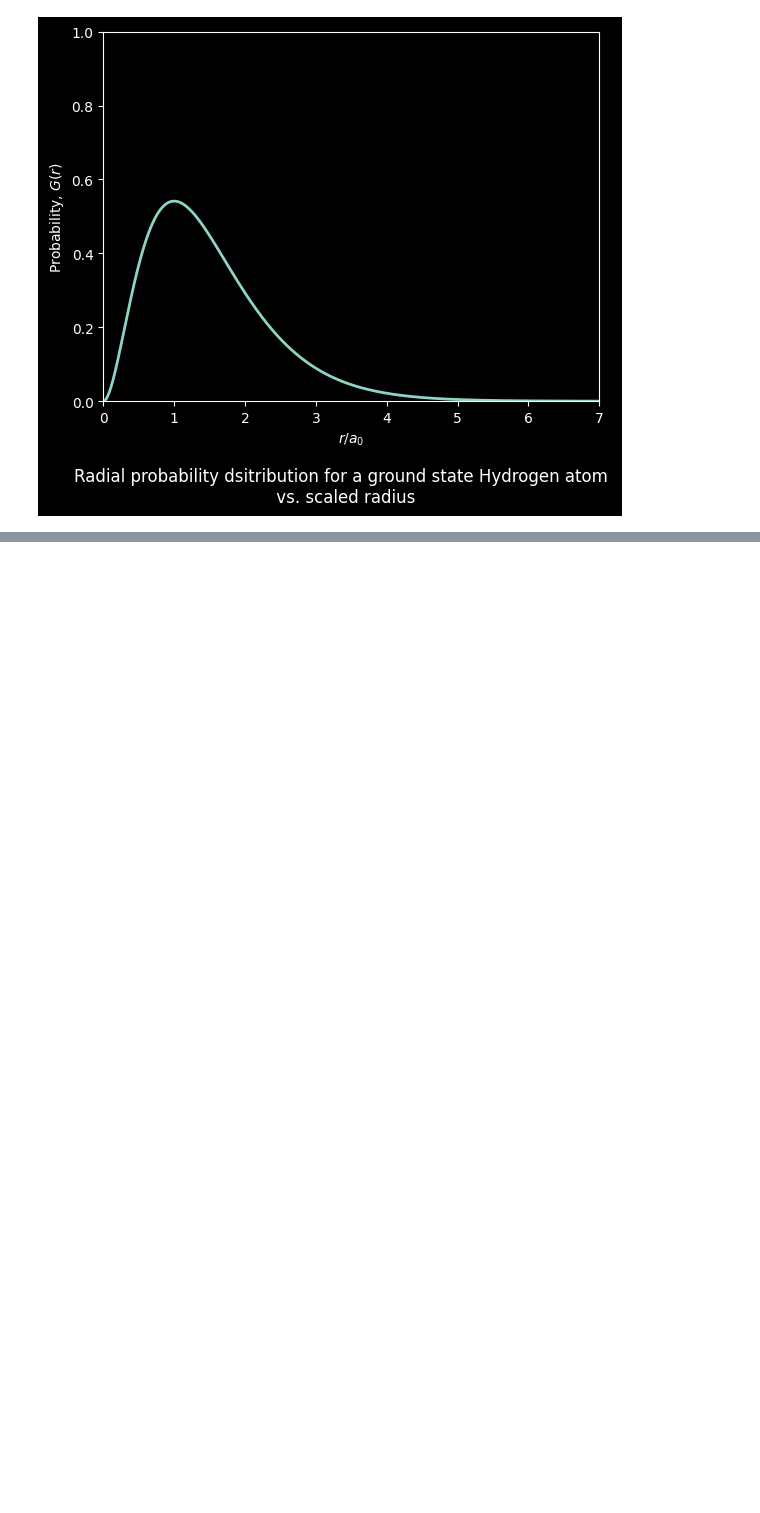
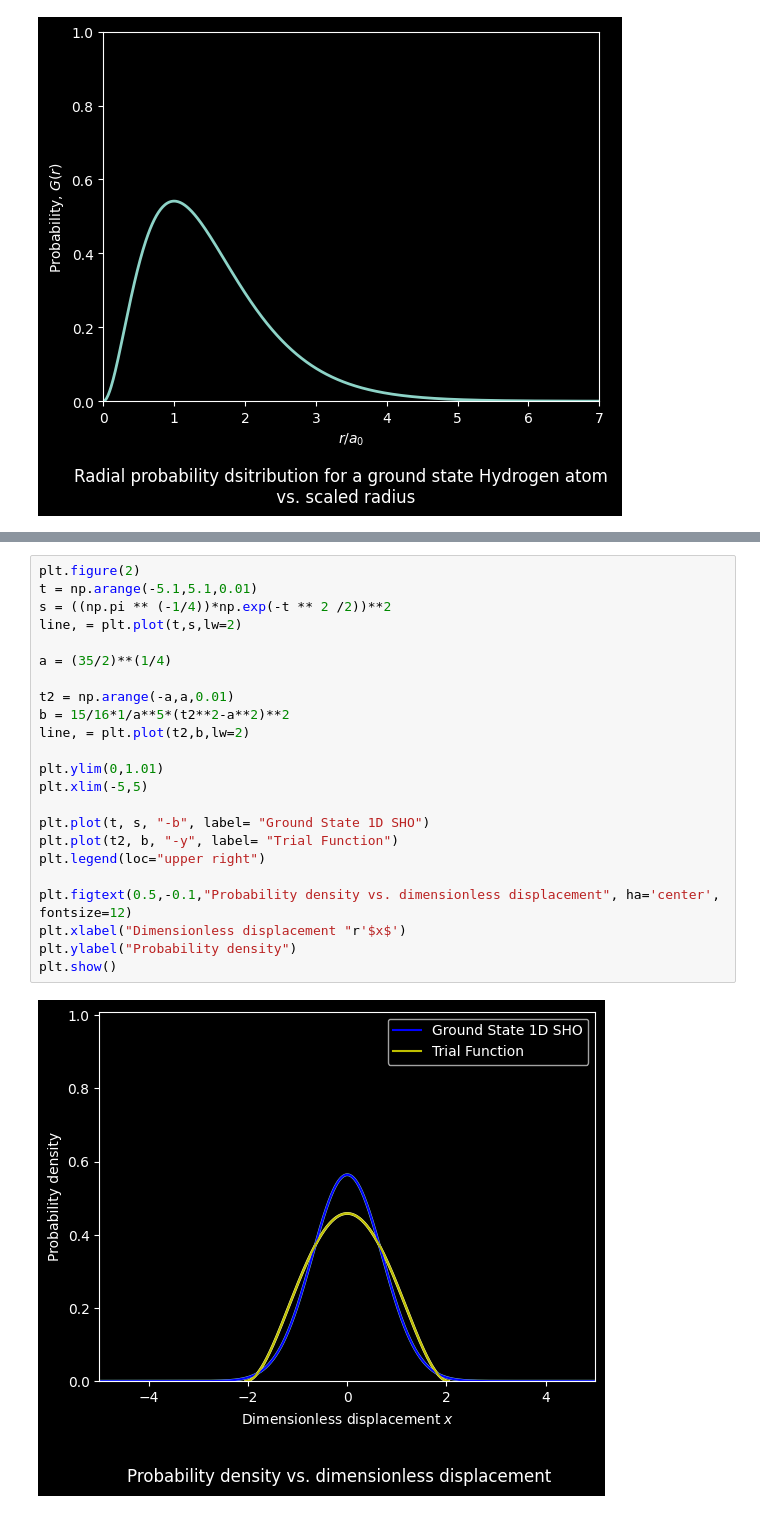
Before and after one commit to GitTrippin123/Quantum, a Jupyter notebook: Classworks.ipynb, the cells around one changed output, grey strips where cells are left out. Drawn from its saved outputs; the diff is of its cells as text; blank space fills up the shorter version.

```diff
--- a/Classworks.ipynb
+++ b/Classworks.ipynb
@@ -115,0 +138,25 @@ plt.show()
+# %%
+plt.figure(2)
+t = np.arange(-5.1,5.1,0.01)
+s = ((np.pi ** (-1/4))*np.exp(-t ** 2 /2))**2
+line, = plt.plot(t,s,lw=2)
+
+a = (35/2)**(1/4)
+
+t2 = np.arange(-a,a,0.01)
+b = 15/16*1/a**5*(t2**2-a**2)**2
+line, = plt.plot(t2,b,lw=2)
+
+plt.ylim(0,1.01)
+plt.xlim(-5,5)
+
+plt.plot(t, s, "-b", label= "Ground State 1D SHO")
+plt.plot(t2, b, "-y", label= "Trial Function")
+plt.legend(loc="upper right")
+
+plt.figtext(0.5,-0.1,"Probability density vs. dimensionless displacement", ha='center', fontsize=12)
+plt.xlabel("Dimensionless displacement "r'$x$')
+plt.ylabel("Probability density")
+plt.show()
+# %% [output]
+[figure, added]
```
Also changed, not shown: parts of 1 cell of this notebook, 1 other file.
